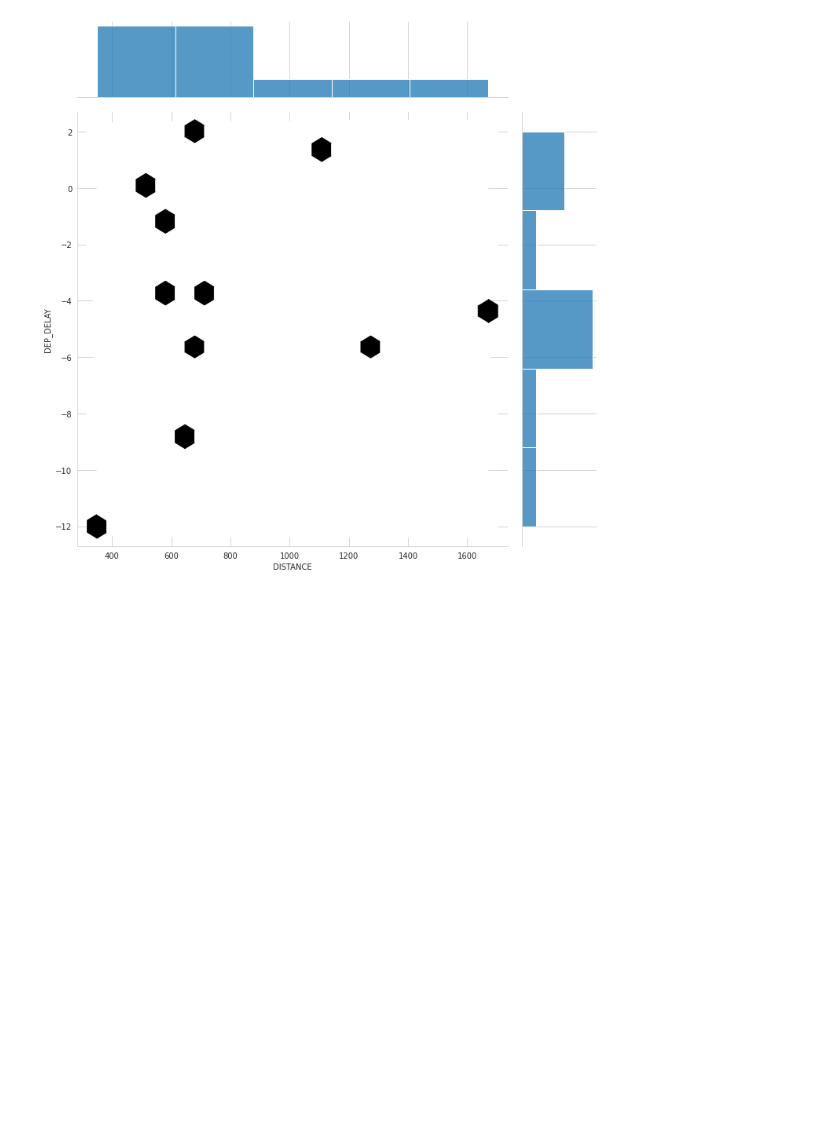
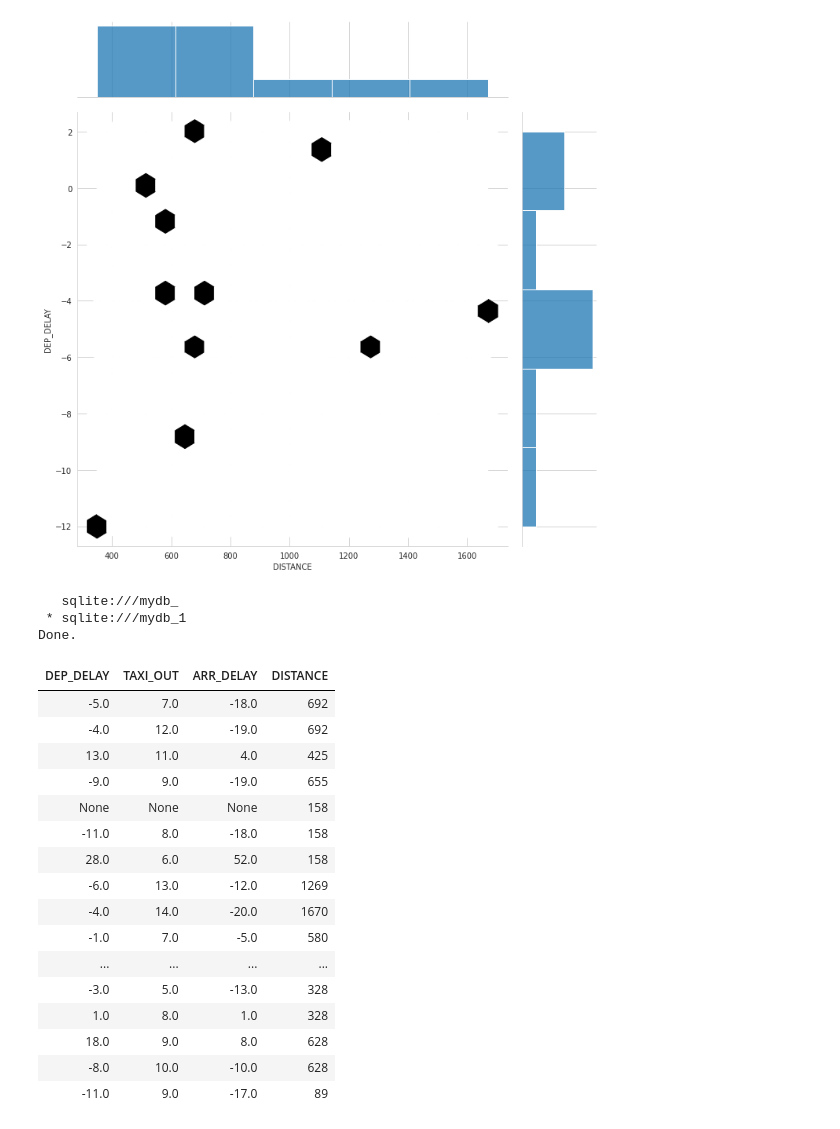
Before and after one commit to prakharsrivastava/powerbi, a Jupyter notebook: Data_Science_on_Google_Cloud_Platform_7.ipynb, the cells around one changed output. Saved outputs shown, nothing was run; the diff lists cells and outputs as text; code cells hidden in the pictures; blank space fills up the shorter version.

```diff
--- a/Data_Science_on_Google_Cloud_Platform_7.ipynb
+++ b/Data_Science_on_Google_Cloud_Platform_7.ipynb
@@ -392,3 +414,29 @@ sns.set_style("whitegrid")
 g = sns.jointplot(x=df_eval['DISTANCE'], y=df_eval['DEP_DELAY'], kind="hex", height=10, joint_kws={'gridsize':20})
 # %% [output]
 [figure]
+# %%
+%%sql
+SELECT
+  DEP_DELAY, TAXI_OUT, ARR_DELAY, DISTANCE
+FROM flights_view_ f
+# %% [output]
+   sqlite:///mydb_
+ * sqlite:///mydb_1
+Done.
+| DEP_DELAY | TAXI_OUT | ARR_DELAY | DISTANCE |
+| -5.0 | 7.0 | -18.0 | 692 |
+| -4.0 | 12.0 | -19.0 | 692 |
+| 13.0 | 11.0 | 4.0 | 425 |
+| -9.0 | 9.0 | -19.0 | 655 |
+| None | None | None | 158 |
+| -11.0 | 8.0 | -18.0 | 158 |
+| 28.0 | 6.0 | 52.0 | 158 |
+| -6.0 | 13.0 | -12.0 | 1269 |
+| -4.0 | 14.0 | -20.0 | 1670 |
+| -1.0 | 7.0 | -5.0 | 580 |
+| ... | ... | ... | ... |
+| -3.0 | 5.0 | -13.0 | 328 |
+| 1.0 | 8.0 | 1.0 | 328 |
+| 18.0 | 9.0 | 8.0 | 628 |
+| -8.0 | 10.0 | -10.0 | 628 |
+| -11.0 | 9.0 | -17.0 | 89 |
```
Also changed, not shown: parts of 22 cells of this notebook.
